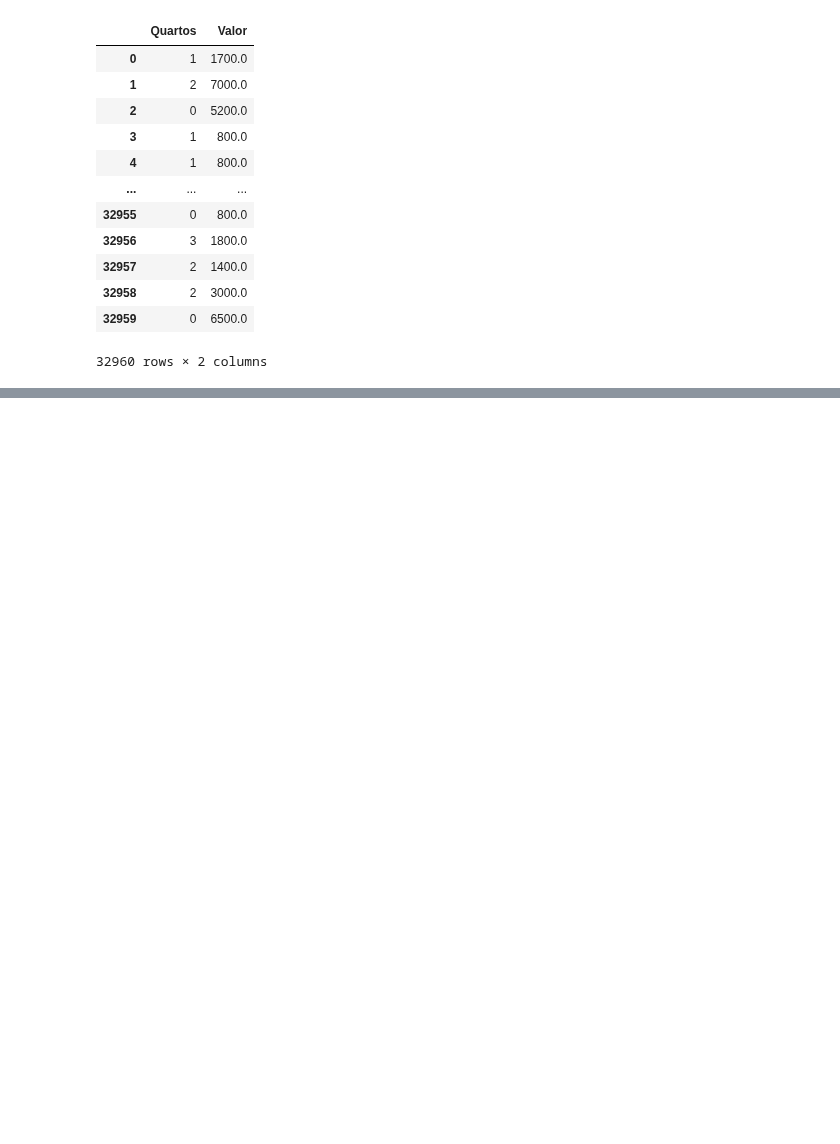
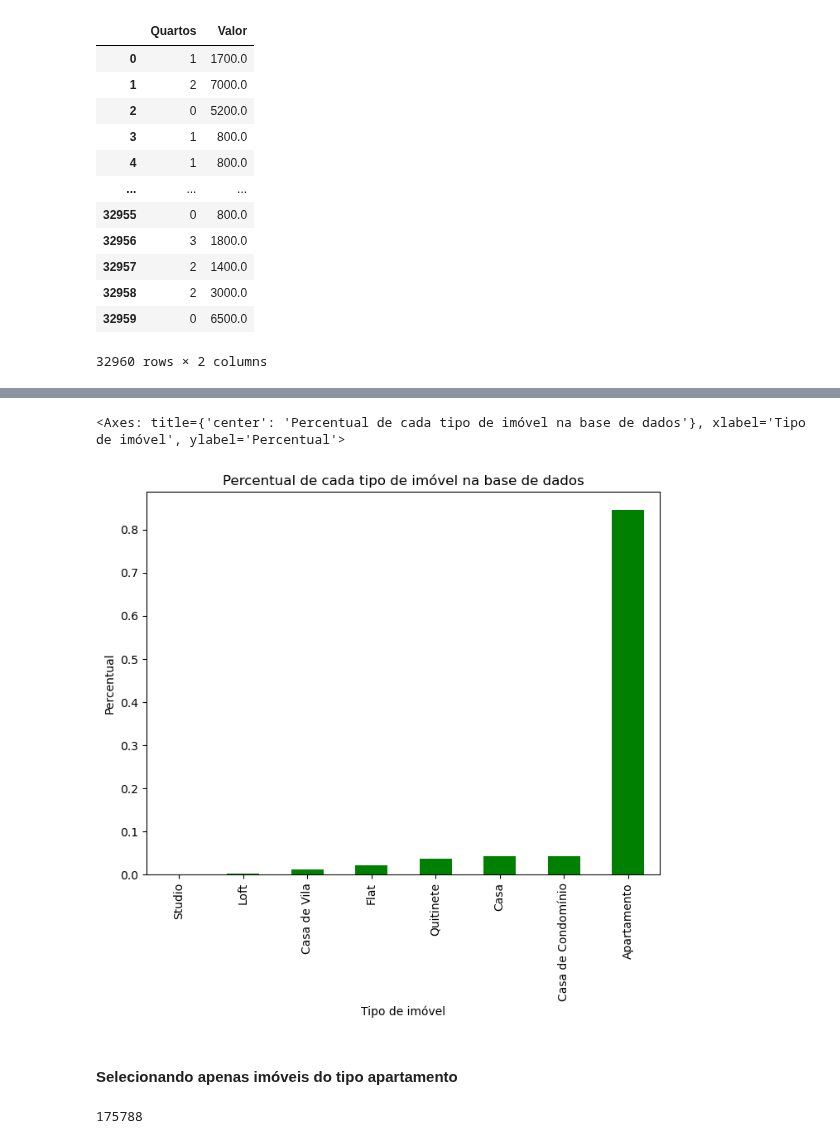
Before and after one commit to paulorobertovrc/alura-data-science, a Jupyter notebook: Pandas/curso_pandas.ipynb, the cells around one changed output, grey strips where cells are left out. Saved outputs shown, nothing was run; the diff lists cells and outputs as text; code cells hidden in the pictures; blank space fills up the shorter version.

```diff
--- a/Pandas/curso_pandas.ipynb
+++ b/Pandas/curso_pandas.ipynb
@@ -128,0 +223,3 @@ dados[['Quartos', 'Valor']]
+# %%
+df_percentual_tipo = df.Tipo.value_counts(normalize=True).to_frame().sort_values(by='proportion')
+df_percentual_tipo
@@ -128,0 +237,12 @@ dados[['Quartos', 'Valor']]
+# %%
+df_percentual_tipo.plot(kind='bar', figsize=(8,6), color='green', xlabel='Tipo de imóvel', ylabel='Percentual', title='Percentual de cada tipo de imóvel na base de dados', legend=False)
+# %% [output]
+<Axes: title={'center': 'Percentual de cada tipo de imóvel na base de dados'}, xlabel='Tipo de imóvel', ylabel='Percentual'>
+[figure, added]
+# %% [markdown]
+#### Selecionando apenas imóveis do tipo apartamento
+# %%
+df_apartamento = df.query('Tipo == "Apartamento"')
+df_apartamento.size
+# %% [output]
+175788
```
Also changed, not shown: parts of 16 cells of this notebook.
